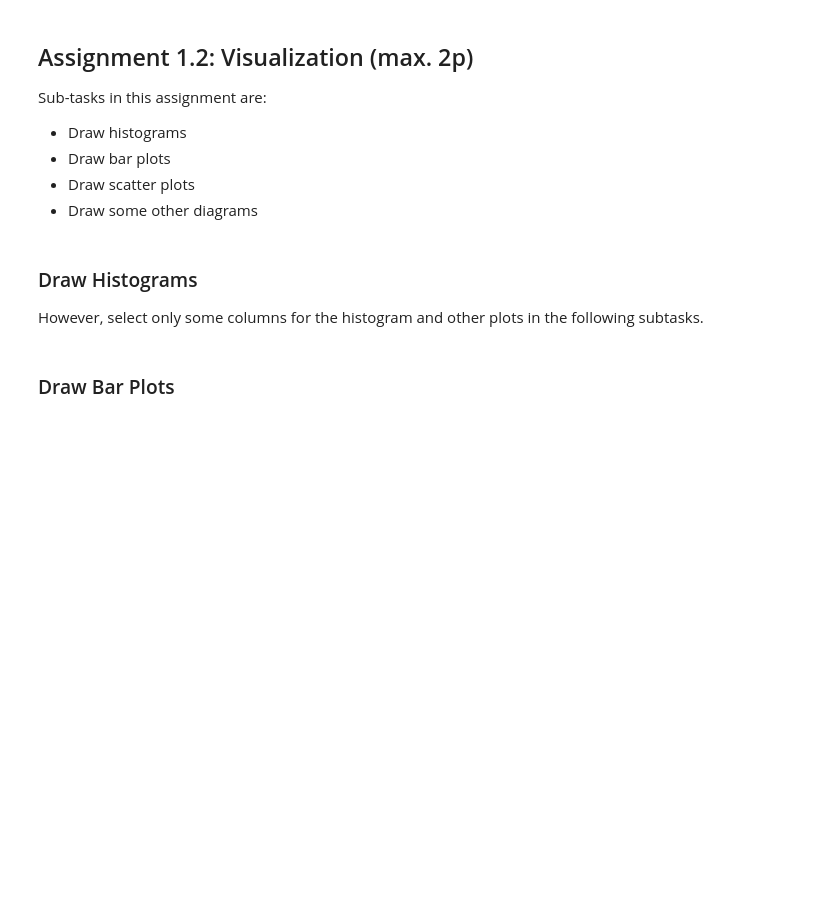
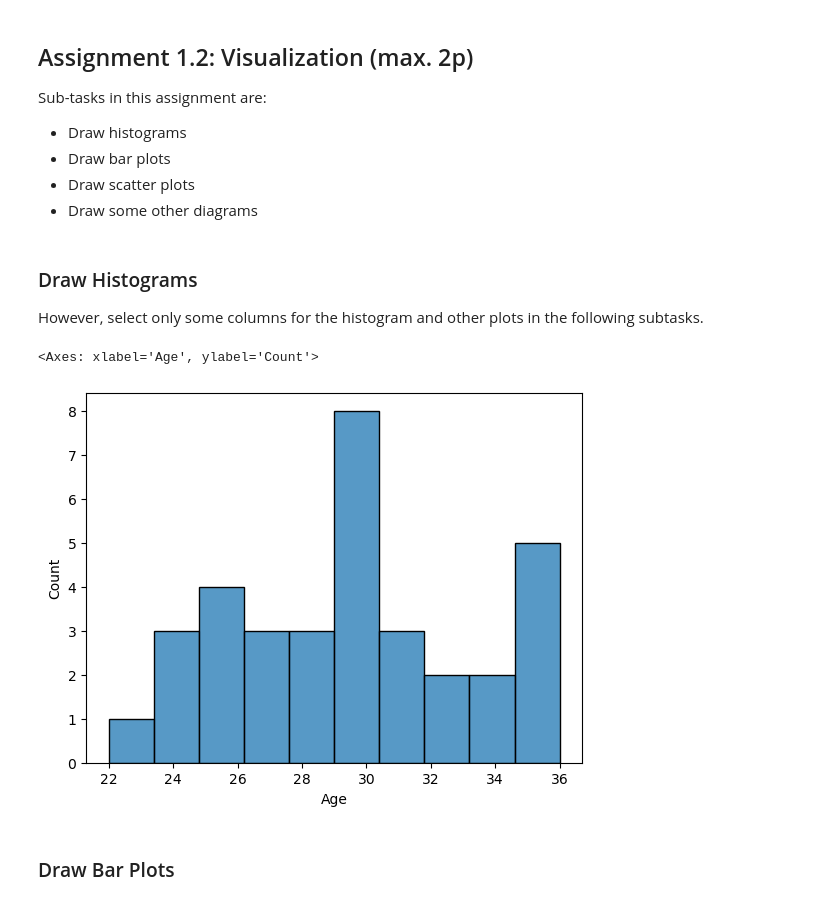
Before and after one commit to jaka-aurora/DA-ML-Basics-assignments-2025, a Jupyter notebook: assignments1/assignment1_players_eda.ipynb, the cells around one changed output. Drawn from its saved outputs; the diff is of its cells as text; code cells hidden in the pictures; blank space fills up the shorter version.

```diff
--- a/assignments1/assignment1_players_eda.ipynb
+++ b/assignments1/assignment1_players_eda.ipynb
@@ -63,7 +63,9 @@ Load the sample data into a DataFrame from the file
 import pandas as pd
 import sklearn.linear_model
 
-# pd.read_csv(...)
+file_path = "data/players.csv"
+
+df = pd.read_csv(file_path, low_memory = False)
 # %% [markdown]
 
 ### Summary rows
@@ -105,6 +187,16 @@ Sub-tasks in this assignment are:
 However, select only some columns for the histogram and other plots in the following subtasks.
 # %%
 # TODO: Draw histograms
+
+import matplotlib.pyplot as plt
+import seaborn as sns
+
+# df['Age'].plot(kind='hist', bins=10, title='Age Distribution of Players')
+
+sns.histplot(data=df, x="Age", bins=10)
+# %% [output]
+<Axes: xlabel='Age', ylabel='Count'>
+[figure, added]
 # %% [markdown]
 ### Draw Bar Plots
 # %%
```
Also changed, not shown: parts of 24 cells of this notebook, 2 other files.
